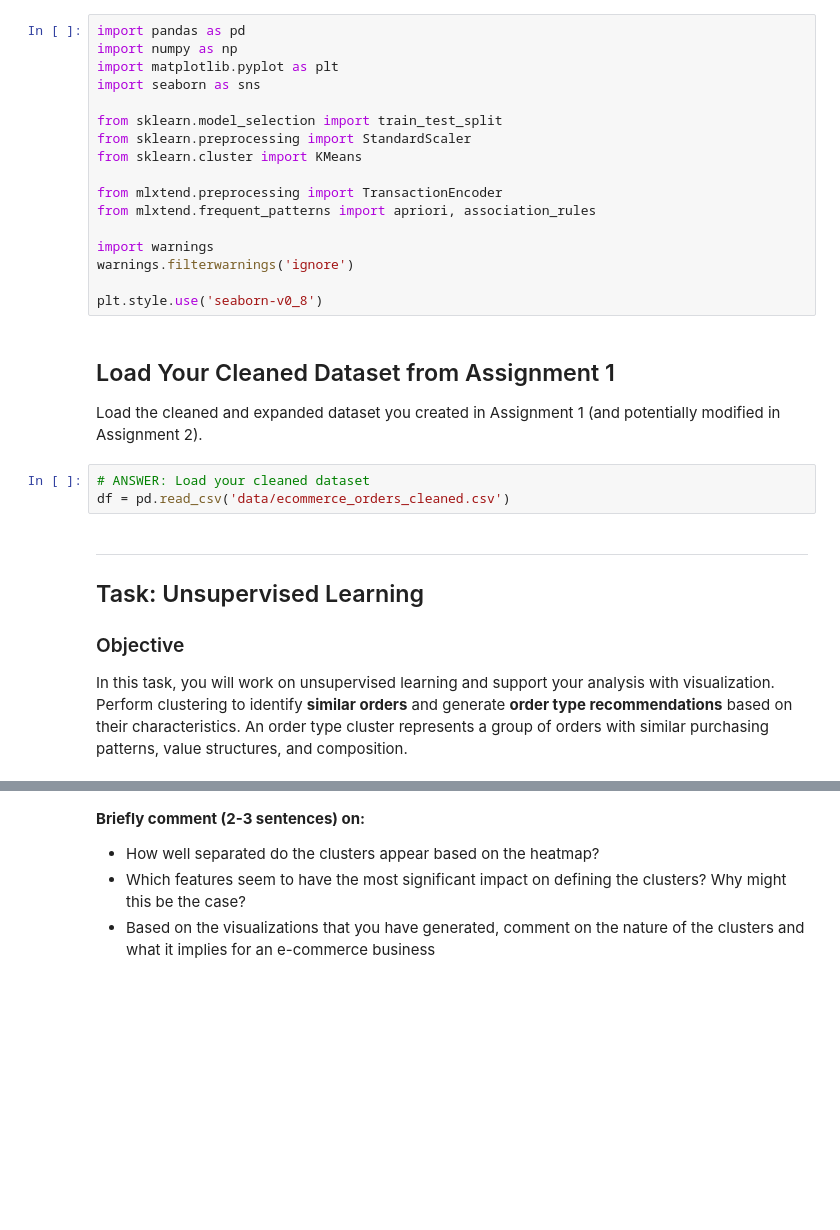
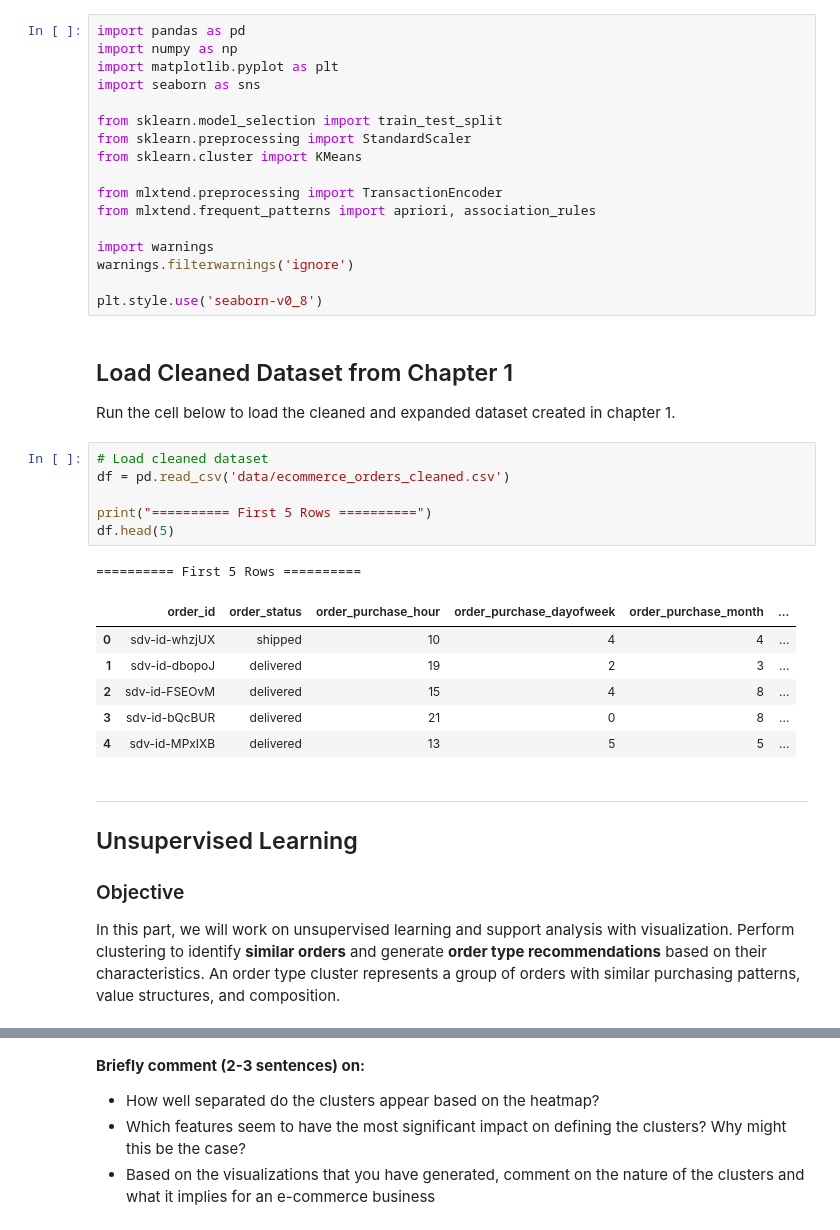
Before and after one commit to Beluga610/E-Commerce-Orders-Analysis, a Jupyter notebook: 03_unsupervised.ipynb, the cells around one changed output, grey strips where cells are left out. Cells and saved outputs as stored; diff of their text form; blank space fills up the shorter version.

```diff
--- a/03_unsupervised.ipynb
+++ b/03_unsupervised.ipynb
@@ -37,17 +31,28 @@ warnings.filterwarnings('ignore')
 
 plt.style.use('seaborn-v0_8')
 # %% [markdown]
-## Load Your Cleaned Dataset from Assignment 1
+## Load Cleaned Dataset from Chapter 1
 
-Load the cleaned and expanded dataset you created in Assignment 1 (and potentially modified in Assignment 2).
+Run the cell below to load the cleaned and expanded dataset created in chapter 1.
 # %%
-# ANSWER: Load your cleaned dataset
+# Load cleaned dataset
 df = pd.read_csv('data/ecommerce_orders_cleaned.csv')
+
+print("========== First 5 Rows ==========")
+df.head(5)
+# %% [output]
+========== First 5 Rows ==========
+|  | order_id | order_status | order_purchase_hour | order_purchase_dayofweek | order_purchase_month | ... |
+| 0 | sdv-id-whzjUX | shipped | 10 | 4 | 4 | ... |
+| 1 | sdv-id-dbopoJ | delivered | 19 | 2 | 3 | ... |
+| 2 | sdv-id-FSEOvM | delivered | 15 | 4 | 8 | ... |
+| 3 | sdv-id-bQcBUR | delivered | 21 | 0 | 8 | ... |
+| 4 | sdv-id-MPxIXB | delivered | 13 | 5 | 5 | ... |
 # %% [markdown]
 ---
-## Task: Unsupervised Learning
+## Unsupervised Learning
 
 ### Objective
 
-In this task, you will work on unsupervised learning and support your analysis with visualization. Perform clustering to identify **similar orders** and generate **order type recommendations** based on their characteristics. An order type cluster represents a group of orders with similar purchasing patterns, value structures, and composition.
+In this part, we will work on unsupervised learning and support analysis with visualization. Perform clustering to identify **similar orders** and generate **order type recommendations** based on their characteristics. An order type cluster represents a group of orders with similar purchasing patterns, value structures, and composition.
 # %% [markdown]
```
Also changed, not shown: parts of 32 cells of this notebook.
